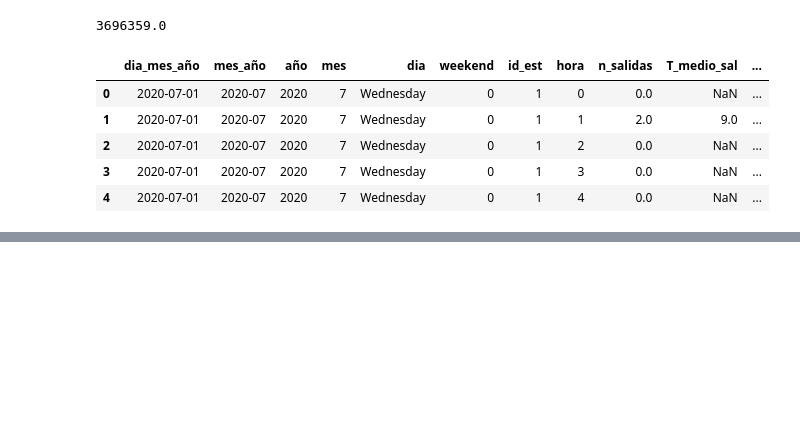
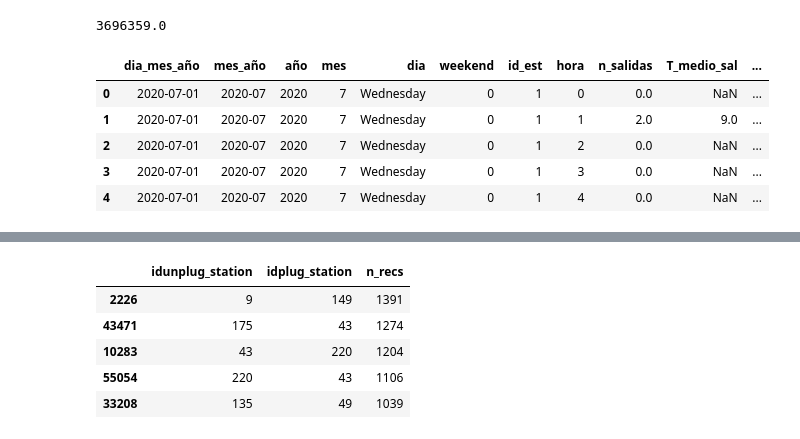
Before and after one commit to AaronNebreda/biciMAD_analysis, a Jupyter notebook: src/Untitled3.ipynb, the cells around one changed output, grey strips where cells are left out. Saved outputs shown, nothing was run; the diff lists cells and outputs as text; code cells hidden in the pictures; blank space fills up the shorter version.

```diff
--- a/src/Untitled3.ipynb
+++ b/src/Untitled3.ipynb
@@ -133,0 +156,9 @@ dat_barrios_horas.head(100)
+# %%
+flows.head()
+# %% [output]
+|  | idunplug_station | idplug_station | n_recs |
+| 2226 | 9 | 149 | 1391 |
+| 43471 | 175 | 43 | 1274 |
+| 10283 | 43 | 220 | 1204 |
+| 55054 | 220 | 43 | 1106 |
+| 33208 | 135 | 49 | 1039 |
```
Also changed, not shown: parts of 30 cells of this notebook.
